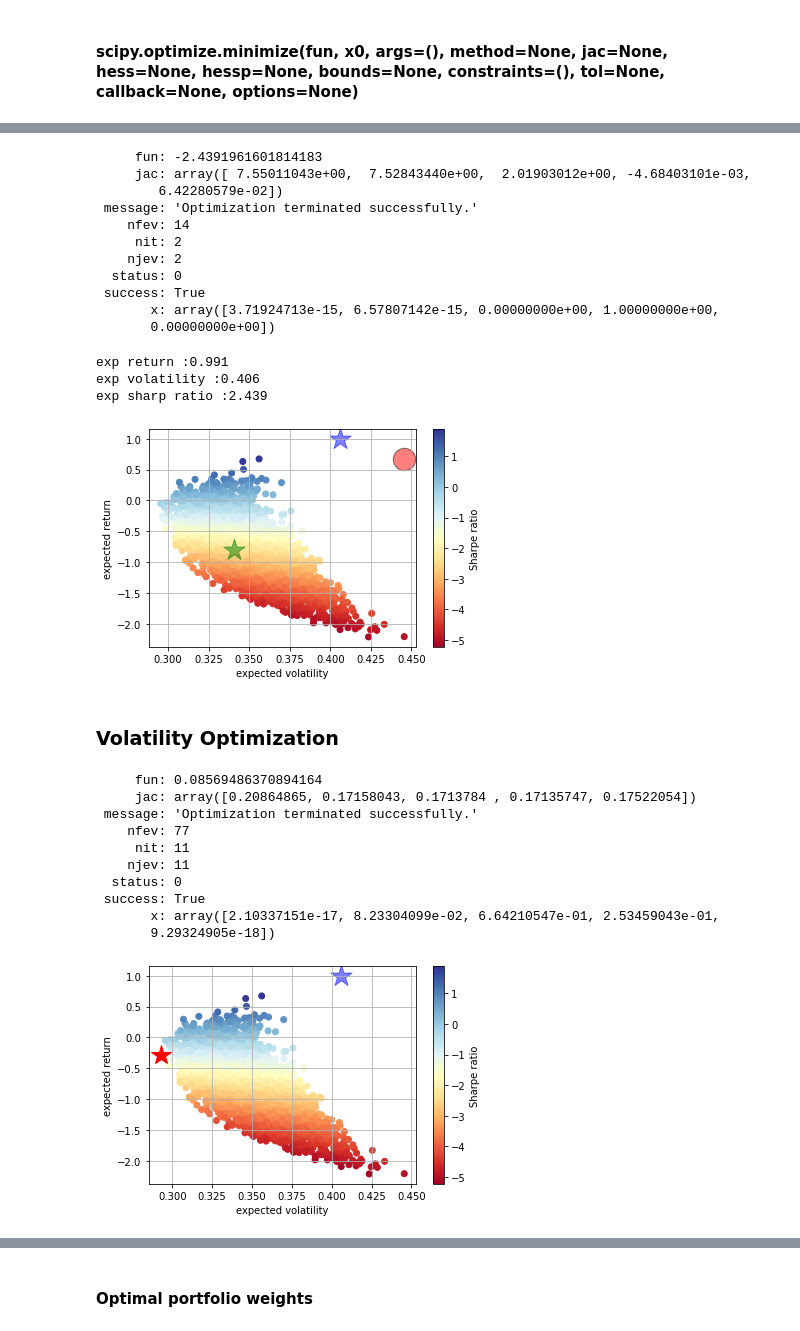
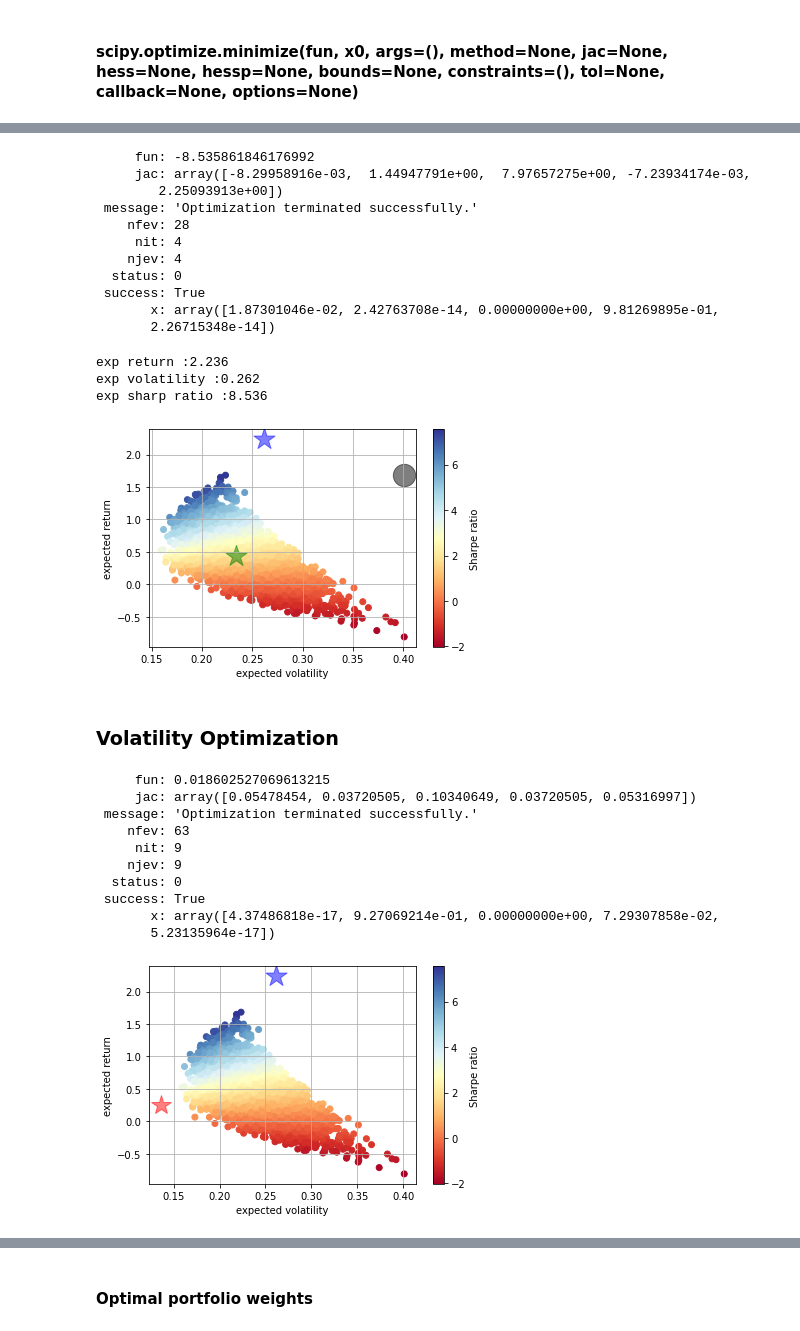
Before and after one commit to reejungkim/MarketAnalytics, a Jupyter notebook: S&P 100 Analytics - Markowitz portfolio.ipynb, the cells around one changed output, grey strips where cells are left out. Cells and saved outputs as stored; diff of their text form; code cells hidden in the pictures.

```diff
--- a/S&P 100 Analytics - Markowitz portfolio.ipynb
+++ b/S&P 100 Analytics - Markowitz portfolio.ipynb
@@ -45,4 +45,4 @@ from reportlab.lib.styles import getSampleStyleSheet, ParagraphStyle
 from reportlab.lib.units import inch
 from reportlab.platypus.tableofcontents import TableOfContents
 # %%
-days_to_lookback = int (input('days to search financial data:'))
+days_to_lookback =  20    #int (input('days to search financial data:'))
@@ -300,8 +292,8 @@ def statistics(weights):
 
     Returns
     =======
-    pret : float
-    pvol : float
+    pret : float  (portfolio return)
+    pvol : float   (portfoliio volatility)
     pret / pvol : float      #sharp ratio (beta)
 
     '''
@@ -351,17 +343,17 @@ Wall time: 18.5 ms
 # %%
 opts
 # %% [output]
-     fun: -2.4391961601814183
-     jac: array([ 7.55011043e+00,  7.52843440e+00,  2.01903012e+00, -4.68403101e-03,
-        6.42280579e-02])
+     fun: -8.535861846176992
+     jac: array([-8.29958916e-03,  1.44947791e+00,  7.97657275e+00, -7.23934174e-03,
+        2.25093913e+00])
  message: 'Optimization terminated successfully.'
-    nfev: 14
-     nit: 2
-    njev: 2
+    nfev: 28
+     nit: 4
+    njev: 4
   status: 0
  success: True
-       x: array([3.71924713e-15, 6.57807142e-15, 0.00000000e+00, 1.00000000e+00,
-       0.00000000e+00])
+       x: array([1.87301046e-02, 2.42763708e-14, 0.00000000e+00, 9.81269895e-01,
+       2.26715348e-14])
 # %%
 a=opts['x'].round(3)   #opt weights
 #print("exp return :" + str( np.sum(logChange.mean()*a)*252  )  ).round(3)   #1yr exp return of portfolio with opt weights
@@ -369,34 +361,34 @@ print("exp return :" + str( statistics(opts['x'].round(3))[0].round(3) ) )
 print("exp volatility :" + str( statistics(opts['x'].round(3))[1].round(3) )  )
 print("exp sharp ratio :" + str( statistics(opts['x'].round(3))[2].round(3) )  )
 # %% [output]
-exp return :0.991
-exp volatility :0.406
-exp sharp ratio :2.439
+exp return :2.236
+exp volatility :0.262
+exp sharp ratio :8.536
 # %%
 plt.scatter(pvols, prets, c=prets/pvols, marker='o', cmap='RdYlBu')
 plt.grid(True)
 plt.xlabel('expected volatility')
 plt.ylabel('expected return')
 plt.colorbar(label='Sharpe ratio')
 
 #highest sharp ratio
 pt_opts = statistics(opts['x']).round(3)
 plt.scatter(pt_opts[1], pt_opts[0], marker="*", s=500, alpha=0.5, color='b')
 
 
 #return, volatility, and sharp ratio when portfolio is weighted equally
 w = len(symbols)*[1. /len(symbols),]
 plt.scatter(statistics(w)[1], statistics(w)[0], marker="*", s= 500, alpha=0.5, color='g')
 
 
-# add a red dot for max_sr_vol & max_sr_ret
-plt.scatter(pvols.max(), prets.max(), c='red', s=500, alpha=0.5, edgecolors='black')
+# add a red dot for maximum vol & maximum return
+plt.scatter(pvols.max(), prets.max(), c='black', s=500, alpha=0.5, edgecolors='black')
 
 
 
 plt.show()
 # %% [output]
-[figure, old version]
+[figure, new version]
 # %% [markdown]
 ### Volatility Optimization
 # %%
@@ -408,16 +400,16 @@ optv = sco.minimize(min_func_variance,  len(symbols) * [1. / len(symbols),], met
 # %%
 optv
 # %% [output]
-     fun: 0.08569486370894164
-     jac: array([0.20864865, 0.17158043, 0.1713784 , 0.17135747, 0.17522054])
+     fun: 0.018602527069613215
+     jac: array([0.05478454, 0.03720505, 0.10340649, 0.03720505, 0.05316997])
  message: 'Optimization terminated successfully.'
-    nfev: 77
-     nit: 11
-    njev: 11
+    nfev: 63
+     nit: 9
+    njev: 9
   status: 0
  success: True
-       x: array([2.10337151e-17, 8.23304099e-02, 6.64210547e-01, 2.53459043e-01,
-       9.29324905e-18])
+       x: array([4.37486818e-17, 9.27069214e-01, 0.00000000e+00, 7.29307858e-02,
+       5.23135964e-17])
 # %%
 plt.scatter(pvols, prets, c=prets/pvols, marker='o', cmap='RdYlBu')
 plt.grid(True)
@@ -430,10 +422,13 @@ pt_opts = statistics(opts['x']).round(3)
 plt.scatter(pt_opts[1], pt_opts[0], marker="*", s=500, alpha=0.5, color='b')
 
 
-plt.plot(statistics(optv['x'])[1], statistics(optv['x'])[0], 'y*', markersize=20, color='r')
-            # Optimal (minimum) volatility
+# Optimal (minimum) volatility
+pt_optv = statistics(optv['x']).round(3)
+plt.plot(pt_optv[1], pt_optv[0], marker="*", markersize=20, alpha=0.5, color='r')
+#plt.plot(statistics(optv['x'])[1], statistics(optv['x'])[0], 'y*', markersize=20, color='r')
+
 
 plt.show()
 # %% [output]
-[figure, old version]
+[figure, new version]
 # %% [markdown]
```
Also changed, not shown: parts of 52 cells of this notebook, 1 other file.
